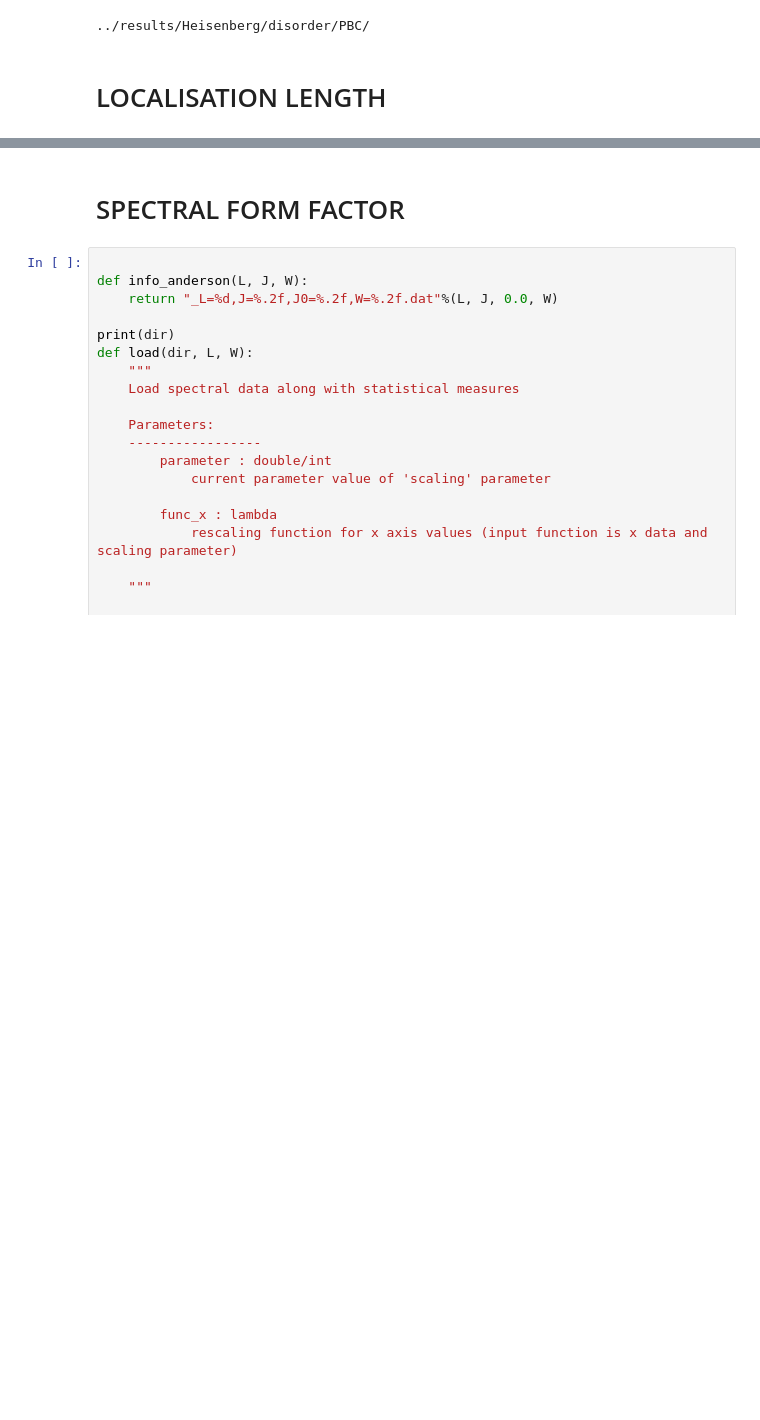
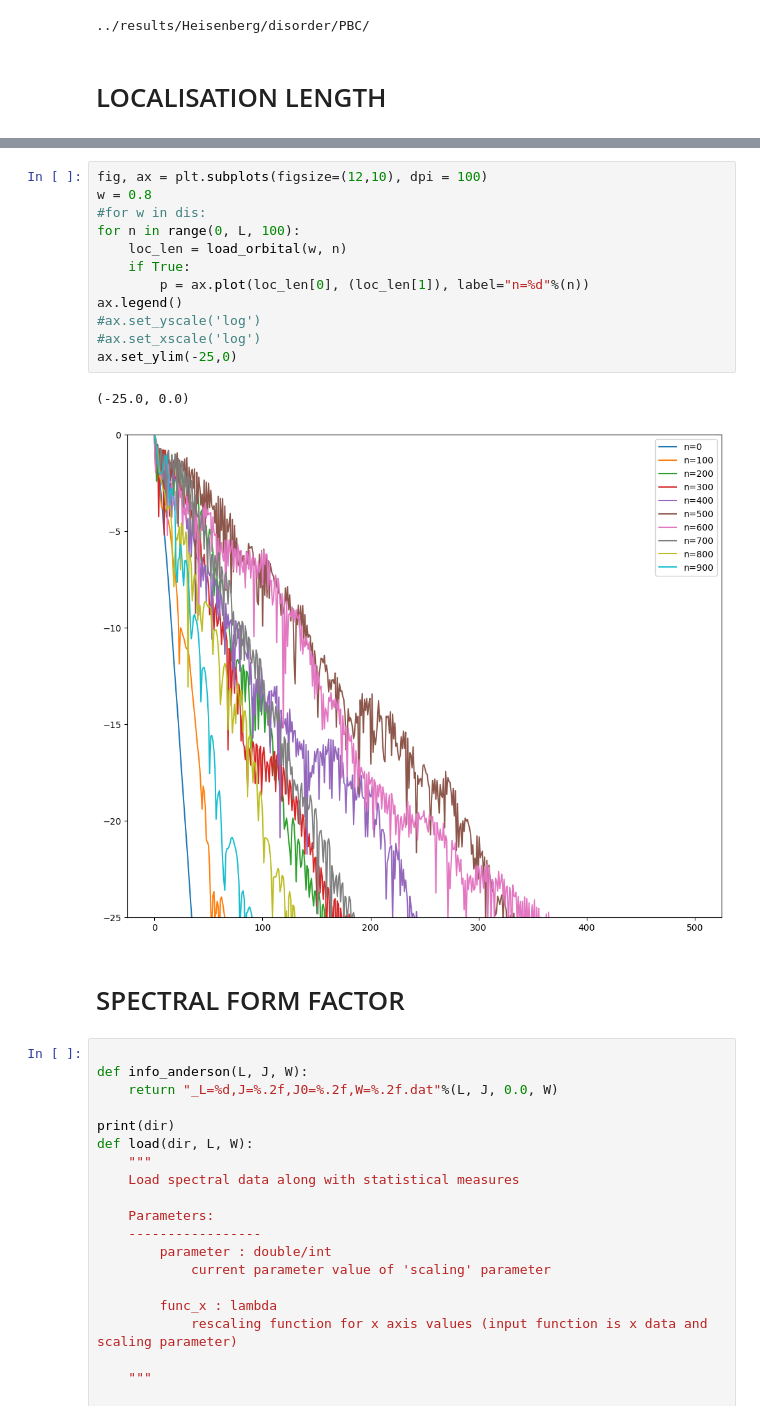
Before and after one commit to makskliczkowski/Transverse_Ising_ETH, a Jupyter notebook: IsignTransverse_ETH/Python/anderson.ipynb, the cells around one changed output, grey strips where cells are left out. Drawn from its saved outputs; the diff is of its cells as text; blank space fills up the shorter version.

```diff
--- a/IsignTransverse_ETH/Python/anderson.ipynb
+++ b/IsignTransverse_ETH/Python/anderson.ipynb
@@ -101,3 +105,18 @@ for w in dis:
+# %%
+fig, ax = plt.subplots(figsize=(12,10), dpi = 100)
+w = 0.8
+#for w in dis:
+for n in range(0, L, 100):
+    loc_len = load_orbital(w, n)
+    if True:
+        p = ax.plot(loc_len[0], (loc_len[1]), label="n=%d"%(n))
+ax.legend()
+#ax.set_yscale('log')
+#ax.set_xscale('log')
+ax.set_ylim(-25,0)
+# %% [output]
+(-25.0, 0.0)
+[figure, added]
 # %% [markdown]
 # SPECTRAL FORM FACTOR
 # %%
```
Also changed, not shown: parts of 6 cells of this notebook, 9 other files.
